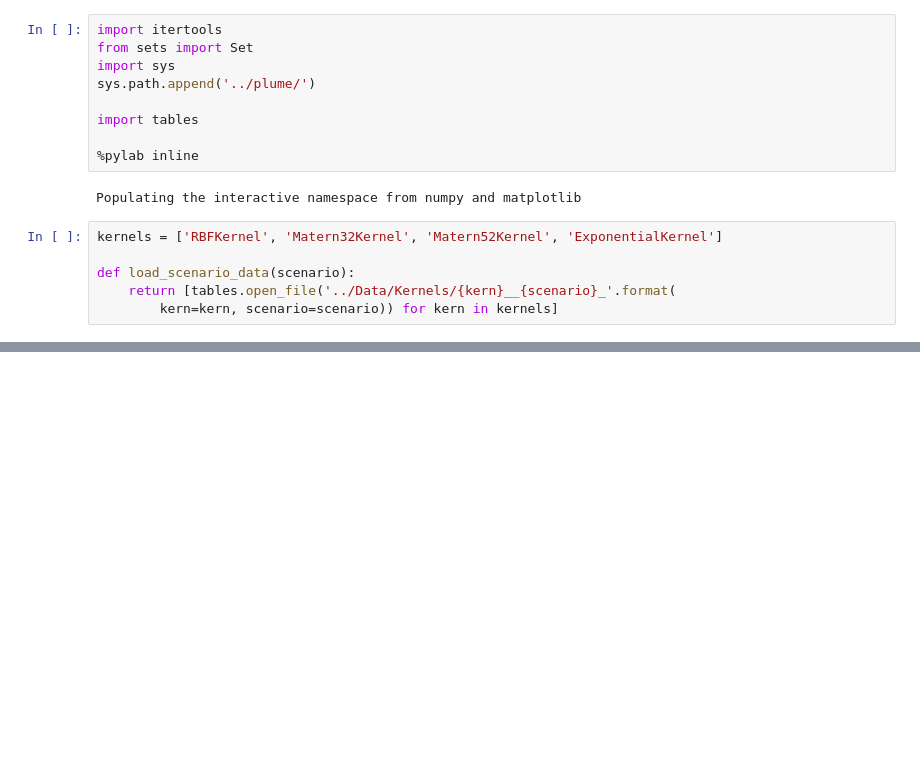
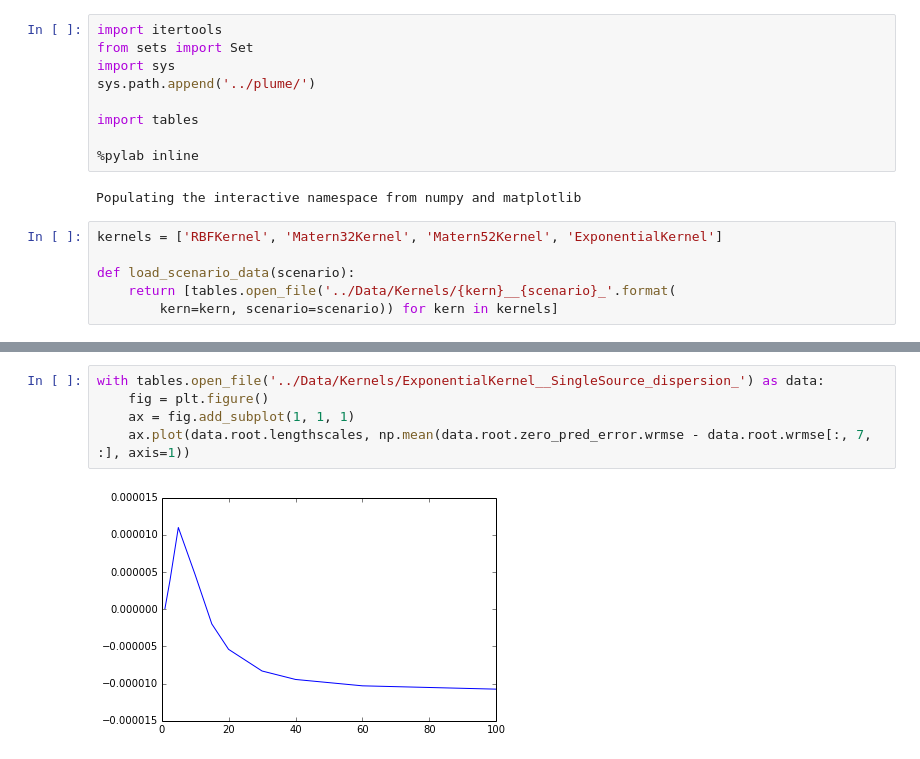
Before and after one commit to jgosmann/plume, a Jupyter notebook: notebooks/Kernels.ipynb, the cells around one changed output, grey strips where cells are left out. Drawn from its saved outputs; the diff is of its cells as text; blank space fills up the shorter version.

```diff
--- a/notebooks/Kernels.ipynb
+++ b/notebooks/Kernels.ipynb
@@ -91,0 +94,7 @@ with tables.open_file('../Data/Kernels/RBFKernel__SingleSource_dispersion_noisel
+# %%
+with tables.open_file('../Data/Kernels/ExponentialKernel__SingleSource_dispersion_') as data:
+    fig = plt.figure()
+    ax = fig.add_subplot(1, 1, 1)
+    ax.plot(data.root.lengthscales, np.mean(data.root.zero_pred_error.wrmse - data.root.wrmse[:, 7, :], axis=1))
+# %% [output]
+[figure, added]
```
Also changed, not shown: parts of 4 cells of this notebook.
